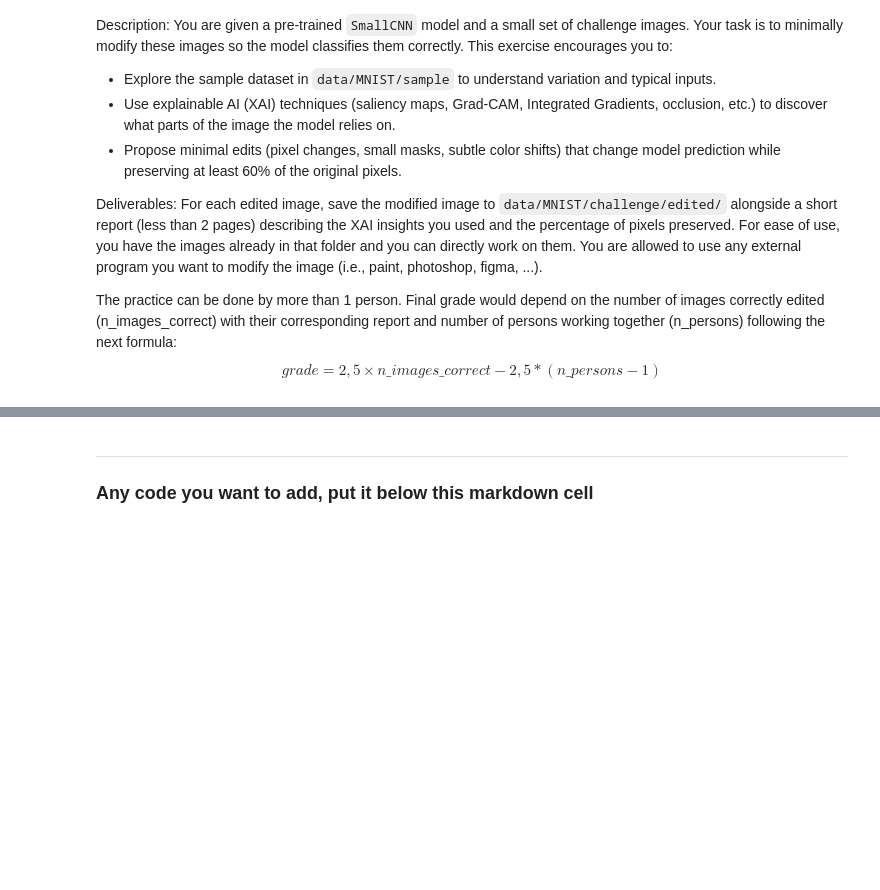
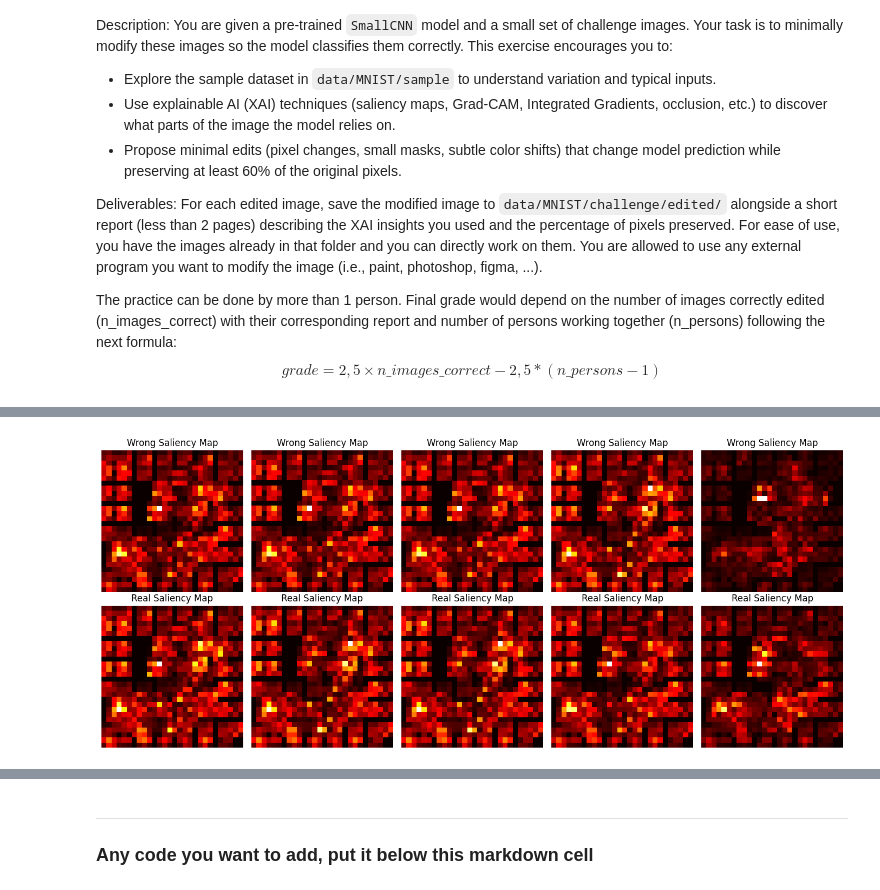
Before and after one commit to ICAI-IMAT-XAI/p2-computer-vision-superestrellas, a Jupyter notebook: notebook/challenge.ipynb, the cells around one changed output, grey strips where cells are left out. Saved outputs shown, nothing was run; the diff lists cells and outputs as text; code cells hidden in the pictures; blank space fills up the shorter version.

```diff
--- a/notebook/challenge.ipynb
+++ b/notebook/challenge.ipynb
@@ -67,0 +212,23 @@ plt.show()
+# %%
+wrong_maps = []
+for target_class in [1,1,1,3,6]:
+    img_np, sal, overlay = compute_saliency(path, target_class)
+    wrong_maps.append(sal)
+
+real_maps = []
+for real_class in [5,3,3,7,2]:
+    img_np, sal, overlay = compute_saliency(path, real_class)
+    real_maps.append(sal)
+
+fig, axes = plt.subplots(2, len(image_files), figsize=(14,6))
+for ax, sal in zip(axes[0], wrong_maps):
+    ax.imshow(sal, cmap="hot")
+    ax.set_title(f"Wrong Saliency Map")
+    ax.axis("off")
+for ax, sal in zip(axes[1], real_maps):
+    ax.imshow(sal, cmap="hot")
+    ax.set_title(f"Real Saliency Map")
+    ax.axis("off")
+plt.tight_layout(); plt.show()
+# %% [output]
+[figure, added]
```
Also changed, not shown: parts of 11 cells of this notebook.
